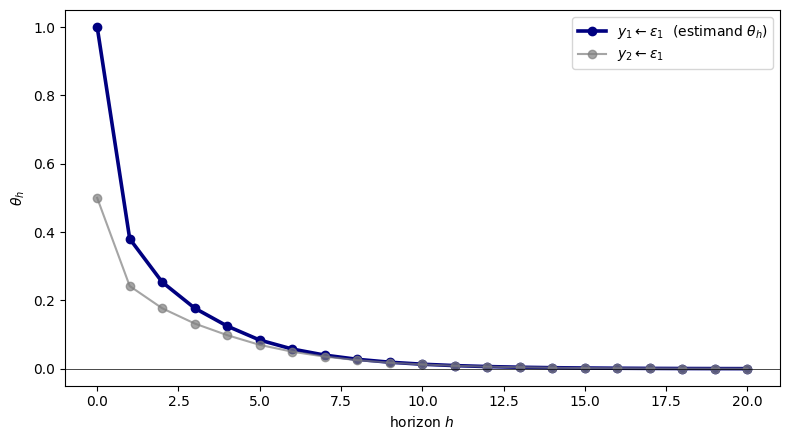
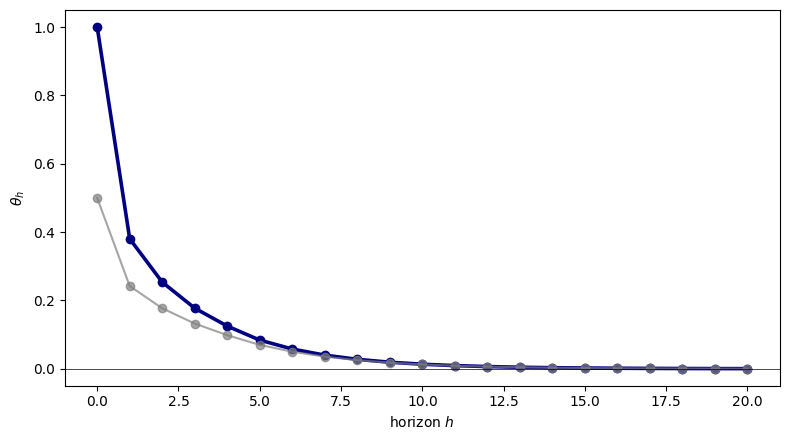
The notebook cell's code change between the first figure and the second:
--- before
+++ after
@@ -8,5 +8,5 @@
 ax.axhline(0, color="k", lw=0.5)
 # ax.set_title(f"True IRF — decaying bivariate VAR(4), ρ={RHO} ({Scenario})")
-ax.set_xlabel("horizon $h$"); ax.set_ylabel(r"$\theta_h$"); ax.legend()
+ax.set_xlabel("horizon $h$"); ax.set_ylabel(r"$\theta_h$")
 fig.tight_layout()
 plt.savefig(f"../../figures/Base_Case/BASE_IRF_rho={RHO}.png")

Commit: add BL results